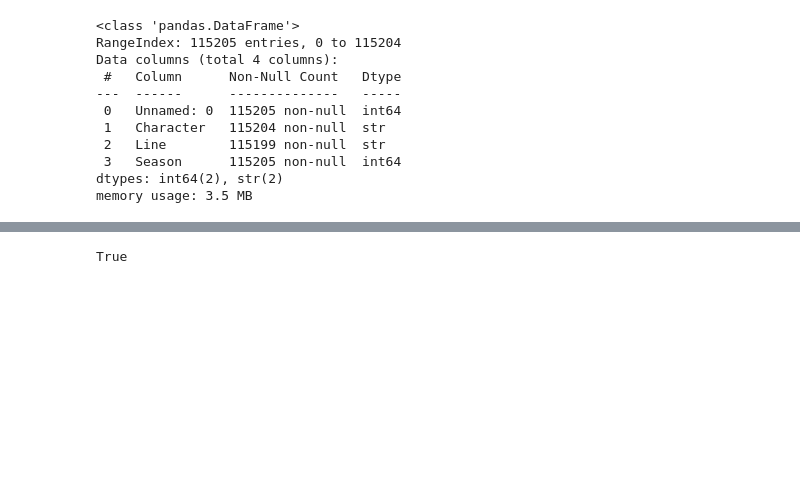
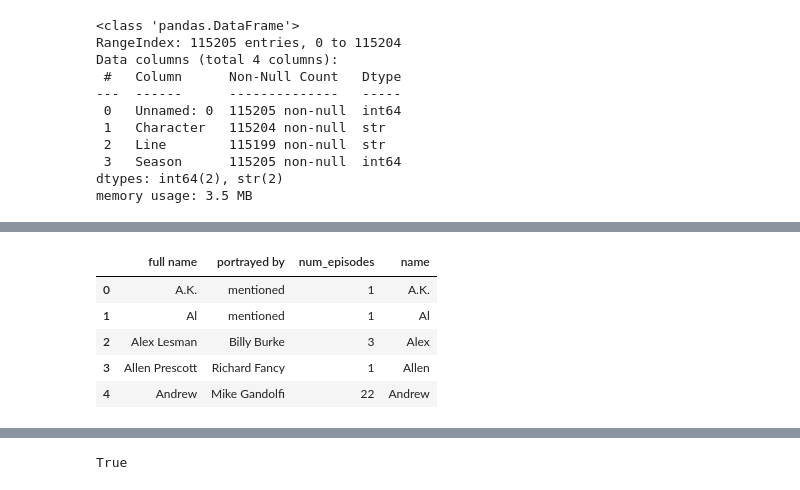
Before and after one commit to luanagroner/gilmore-girls-data-analysis, a Jupyter notebook: notebooks/01_data_understanding.ipynb, the cells around one changed output, grey strips where cells are left out. Drawn from its saved outputs; the diff is of its cells as text; code cells hidden in the pictures; blank space fills up the shorter version.

```diff
--- a/notebooks/01_data_understanding.ipynb
+++ b/notebooks/01_data_understanding.ipynb
@@ -31,0 +38,11 @@ memory usage: 3.5 MB
+# %%
+df_personagens = pd.read_csv("../data/raw/characters_info.csv", sep="\t")
+# %%
+df_personagens.head()
+# %% [output]
+|  | full name | portrayed by | num_episodes | name |
+| 0 | A.K. | mentioned | 1 | A.K. |
+| 1 | Al | mentioned | 1 | Al |
+| 2 | Alex Lesman | Billy Burke | 3 | Alex |
+| 3 | Allen Prescott | Richard Fancy | 1 | Allen |
+| 4 | Andrew | Mike Gandolfi | 22 | Andrew |
```
Also changed, not shown: parts of 13 cells of this notebook, 1 other file.
